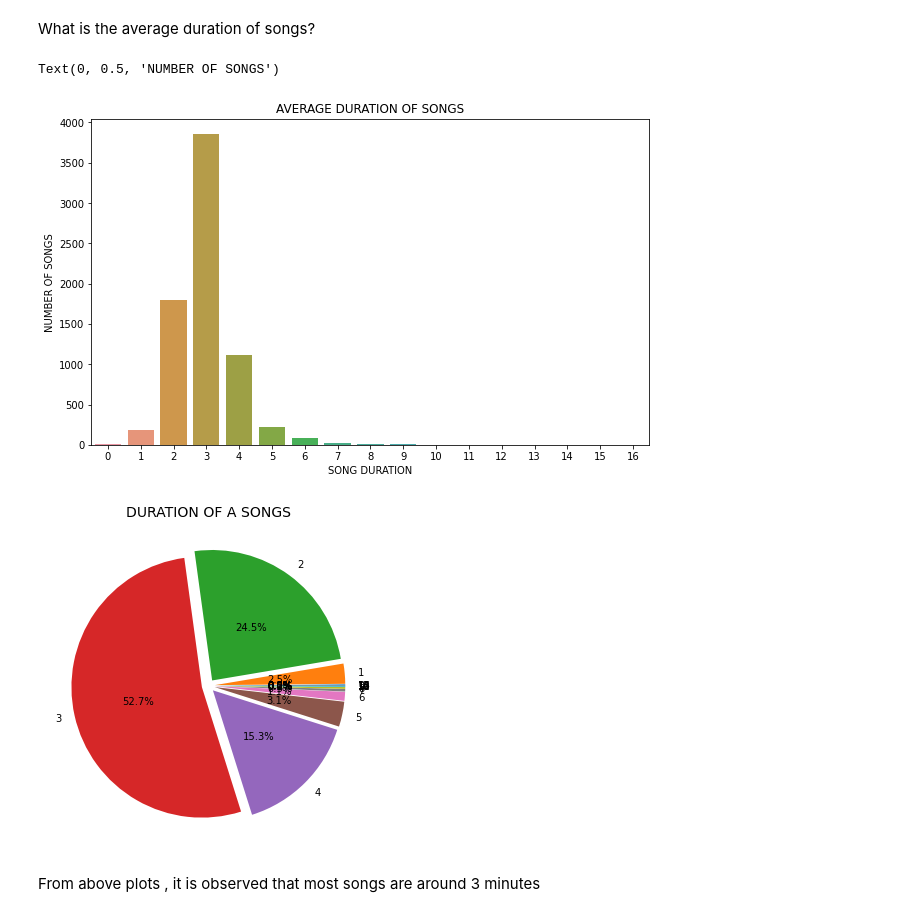
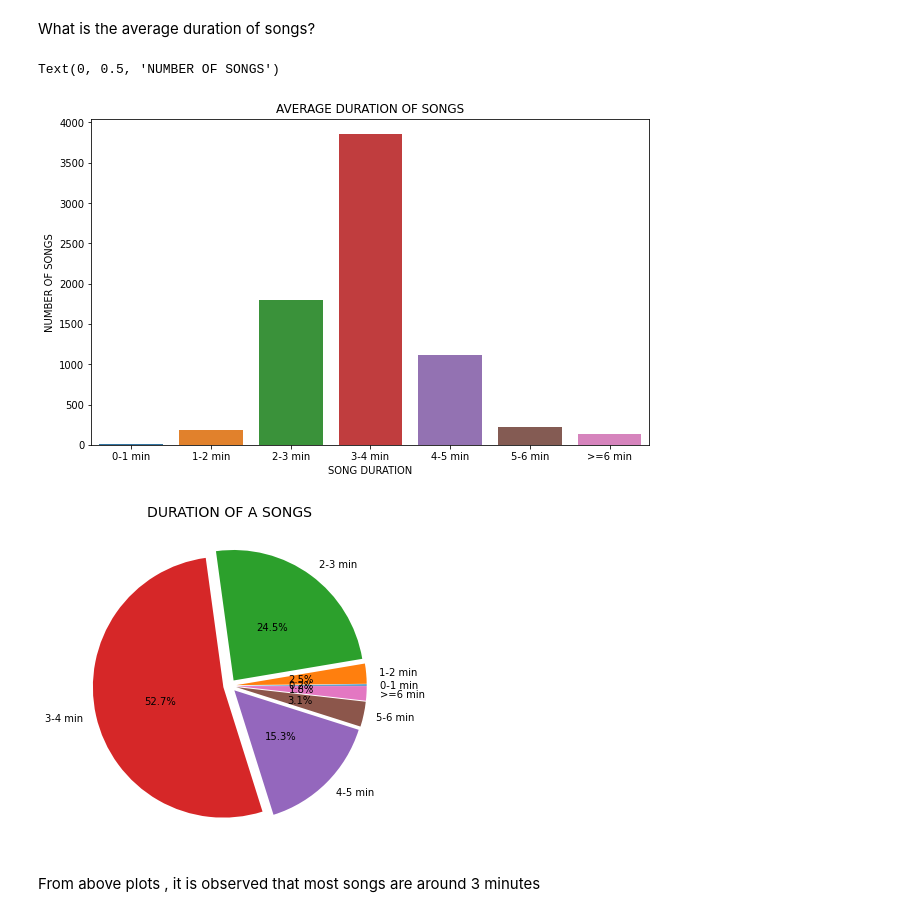
Before and after one commit to vlkumar-859/ml_spotifty, a Jupyter notebook: ml_spotify.ipynb, the cells around one changed output. Cells and saved outputs as stored; diff of their text form; code cells hidden in the pictures.

```diff
--- a/ml_spotify.ipynb
+++ b/ml_spotify.ipynb
@@ -250,13 +252,15 @@ Text(0, 0.5, 'NUMBER OF SONGS')
 # %% [markdown]
 What is the average duration of songs?
 # %%
-t=[x for x in range(0,17)]
-dur=[0]*17
+t=["0-1 min","1-2 min","2-3 min","3-4 min","4-5 min","5-6 min",">=6 min"]
+dur=[0]*7
 for x in spotify_data.duration_ms:
   len = x//1000
   len = len//60
-  dur[len]=dur[len]+1
-  #dur.append(len)
+  if len>=6:
+    dur[6]=dur[6]+1
+  else:
+    dur[len]=dur[len]+1
 # %%
 plt.figure(figsize=(10,6))
 
@@ -269,14 +273,14 @@ plt.xlabel("SONG DURATION")
 plt.ylabel("NUMBER OF SONGS")
 # %% [output]
 Text(0, 0.5, 'NUMBER OF SONGS')
-[figure, old version]
+[figure, new version]
 # %%
 pie, ax = plt.subplots(figsize=[10,6])
 labels = t
-plt.pie(dur,autopct="%.1f%%",explode=[0.05]*17,labels=t,pctdistance=0.5)
+plt.pie(dur,autopct="%.1f%%",explode=[0.05]*7,labels=t,pctdistance=0.5)
 plt.title("DURATION OF A SONGS", fontsize=14);
 # %% [output]
-[figure, old version]
+[figure, new version]
 # %% [markdown]
 From above plots , it is observed that most songs are around 3 minutes
 # %% [markdown]
```
Also changed, not shown: parts of 13 cells of this notebook.
